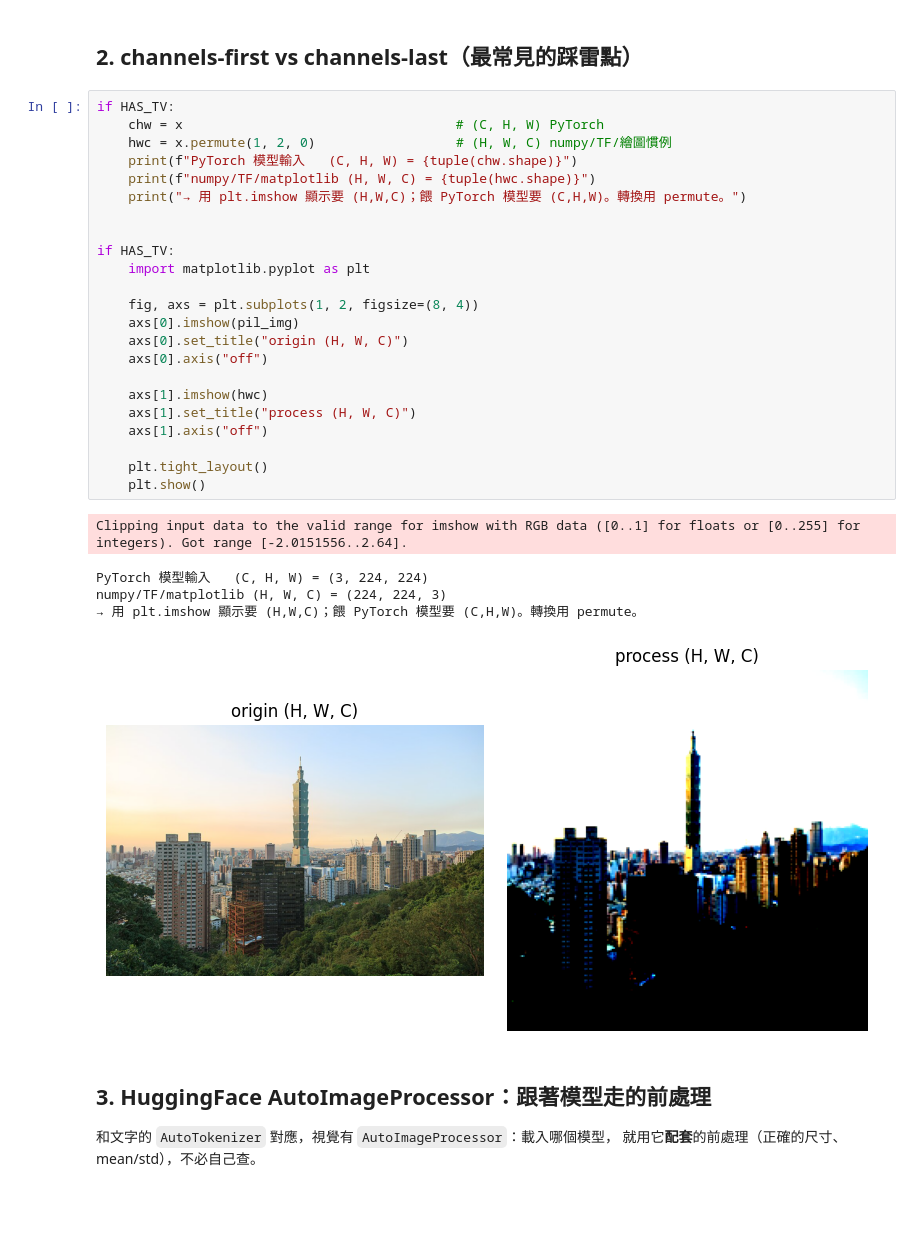
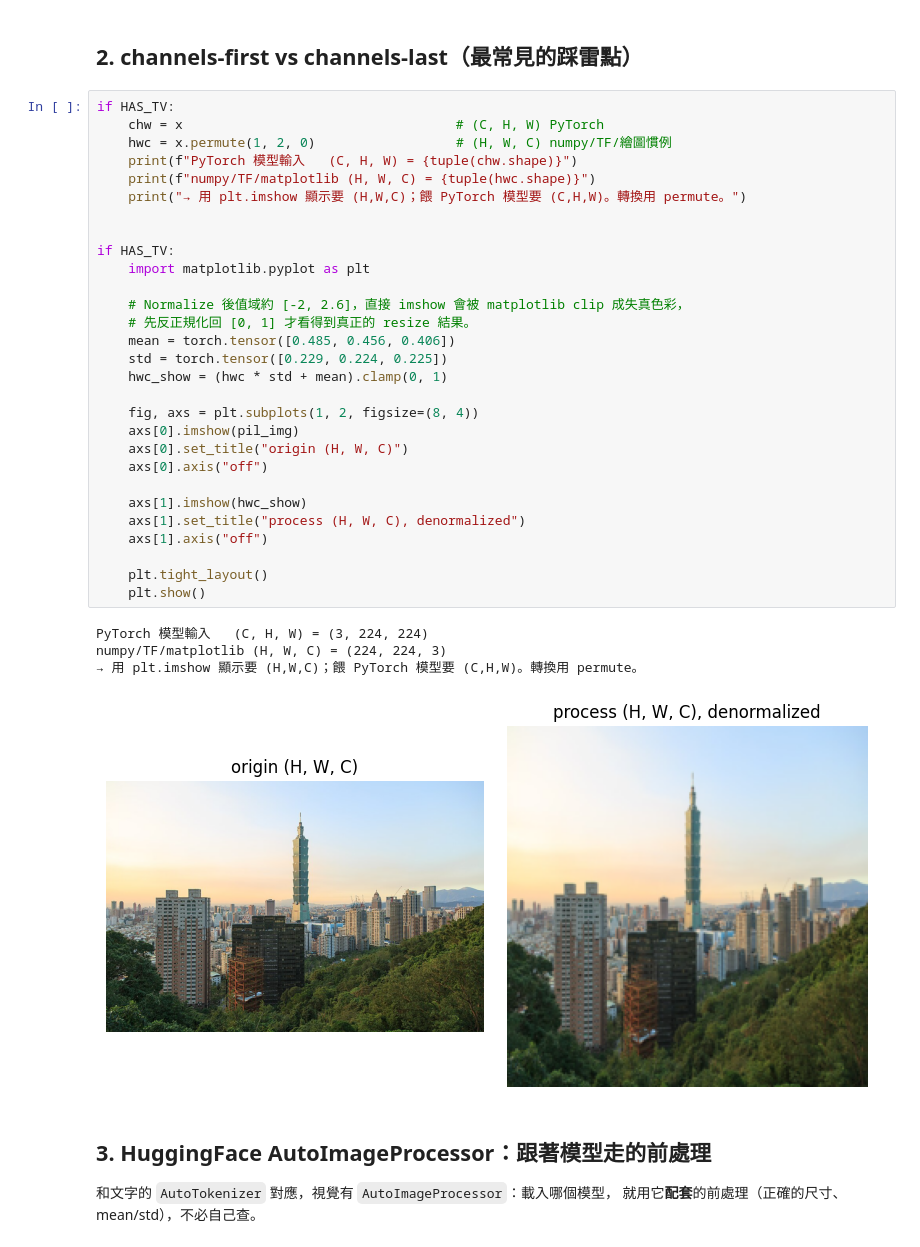
Before and after one commit to Zenobia000/iSpan_python-FE_DM-cookbooks, a Jupyter notebook: data_mining_course/modules/module_09_multimodal_features/notebooks/02_image_features/02_image_to_tensor.ipynb, the cells around one changed output. Saved outputs shown, nothing was run; the diff lists cells and outputs as text; blank space fills up the shorter version.

```diff
--- a/data_mining_course/modules/module_09_multimodal_features/notebooks/02_image_features/02_image_to_tensor.ipynb
+++ b/data_mining_course/modules/module_09_multimodal_features/notebooks/02_image_features/02_image_to_tensor.ipynb
@@ -108,32 +108,37 @@ dtype=torch.float32, 值域約 [-2.02, 2.64]（normalize 後可為負）
 # %%
 if HAS_TV:
     chw = x                                   # (C, H, W) PyTorch
     hwc = x.permute(1, 2, 0)                  # (H, W, C) numpy/TF/繪圖慣例
     print(f"PyTorch 模型輸入   (C, H, W) = {tuple(chw.shape)}")
     print(f"numpy/TF/matplotlib (H, W, C) = {tuple(hwc.shape)}")
     print("→ 用 plt.imshow 顯示要 (H,W,C)；餵 PyTorch 模型要 (C,H,W)。轉換用 permute。")
 
 
 if HAS_TV:
     import matplotlib.pyplot as plt
 
+    # Normalize 後值域約 [-2, 2.6]，直接 imshow 會被 matplotlib clip 成失真色彩，
+    # 先反正規化回 [0, 1] 才看得到真正的 resize 結果。
+    mean = torch.tensor([0.485, 0.456, 0.406])
+    std = torch.tensor([0.229, 0.224, 0.225])
+    hwc_show = (hwc * std + mean).clamp(0, 1)
+
     fig, axs = plt.subplots(1, 2, figsize=(8, 4))
     axs[0].imshow(pil_img)
     axs[0].set_title("origin (H, W, C)")
     axs[0].axis("off")
 
-    axs[1].imshow(hwc)
-    axs[1].set_title("process (H, W, C)")
+    axs[1].imshow(hwc_show)
+    axs[1].set_title("process (H, W, C), denormalized")
     axs[1].axis("off")
 
     plt.tight_layout()
     plt.show()
 # %% [output]
-Clipping input data to the valid range for imshow with RGB data ([0..1] for floats or [0..255] for integers). Got range [-2.0151556..2.64].
+PyTorch 模型輸入   (C, H, W) = (3, 224, 224)
+numpy/TF/matplotlib (H, W, C) = (224, 224, 3)
+→ 用 plt.imshow 顯示要 (H,W,C)；餵 PyTorch 模型要 (C,H,W)。轉換用 permute。
-PyTorch 模型輸入   (C, H, W) = (3, 224, 224)
-numpy/TF/matplotlib (H, W, C) = (224, 224, 3)
-→ 用 plt.imshow 顯示要 (H,W,C)；餵 PyTorch 模型要 (C,H,W)。轉換用 permute。
-[figure, old version]
+[figure, new version]
 # %% [markdown]
 ## 3. HuggingFace AutoImageProcessor：跟著模型走的前處理
 
```
Also changed, not shown: parts of 1 cell of this notebook.
